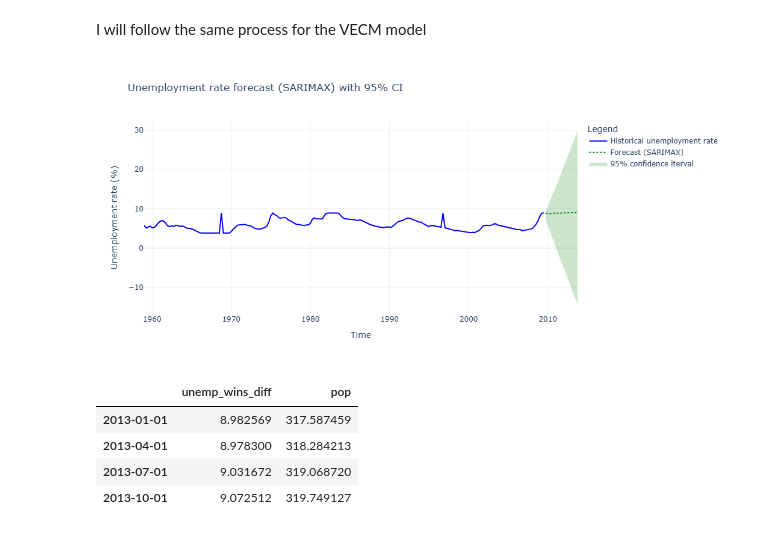
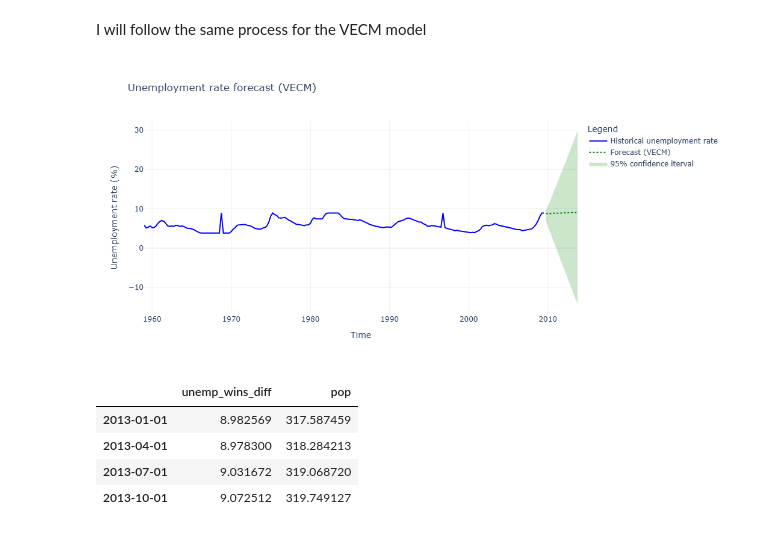
Before and after one commit to alingabriel743/DTSE-task, a Jupyter notebook: N1_STAT_DTSE_AIS_unemployment_task.ipynb, the cells around one changed output. Drawn from its saved outputs; the diff is of its cells as text; code cells hidden in the pictures.

```diff
--- a/N1_STAT_DTSE_AIS_unemployment_task.ipynb
+++ b/N1_STAT_DTSE_AIS_unemployment_task.ipynb
@@ -782,11 +782,9 @@ vecm_model = VECM(full_train_vecm, k_ar_diff=1, coint_rank=4)
 vecm_result = vecm_model.fit()
 
 X_oos_vecm = X_oos_stat.drop('pop_diff_lag_1', axis = 1)
-# Step 2: Forecast using VECM on X_oos_stat
 forecast_steps = len(X_oos_vecm)
 vecm_forecast = vecm_result.predict(steps=forecast_steps)
 
-# Step 3: Convert Forecast to DataFrame
 vecm_forecast_df = pd.DataFrame(
     vecm_forecast,
     columns=full_train_vecm.columns,
@@ -817,36 +815,36 @@ fig.add_trace(go.Scatter(
     mode='lines',
     name='Historical unemployment rate',
     line=dict(color='blue')
 ))
 
 fig.add_trace(go.Scatter(
     x=forecast_unemp_vecm.index,
     y=forecast_unemp_vecm,
     mode='lines',
-    name='Forecast (SARIMAX)',
+    name='Forecast (VECM)',
     line=dict(color='green', dash='dot')
 ))
 
 fig.add_trace(go.Scatter(
     x=list(forecast_lower.index) + list(forecast_upper.index[::-1]),
     y=list(forecast_lower) + list(forecast_upper[::-1]),
     fill='toself',
     fillcolor='rgba(0,128,0,0.2)',
     line_color='rgba(255,255,255,0)',
     name='95% confidence iterval'
 ))
 
 fig.update_layout(
-    title="Unemployment rate forecast (SARIMAX) with 95% CI",
+    title="Unemployment rate forecast (VECM)",
     xaxis_title="Time",
     yaxis_title="Unemployment rate (%)",
     legend_title="Legend",
     template="plotly_white",
     width=1200,
     height=500
 )
 # %% [output]
-[figure, old version]
+[figure, new version]
 # %%
 unemp_2013_vecm = forecast_unemp_vecm.iloc[-4:]
 pop_df = general_df['pop'].iloc[-4:]
```
Also changed, not shown: 1 other file.
